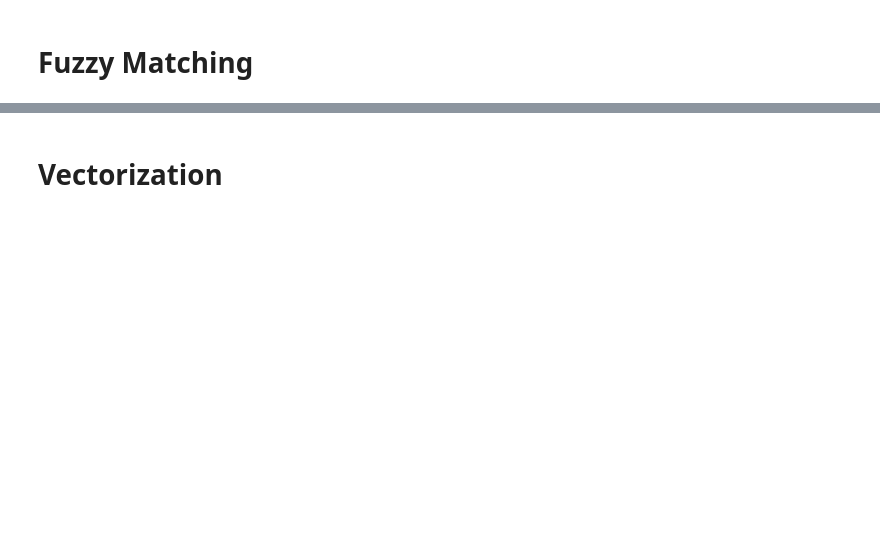
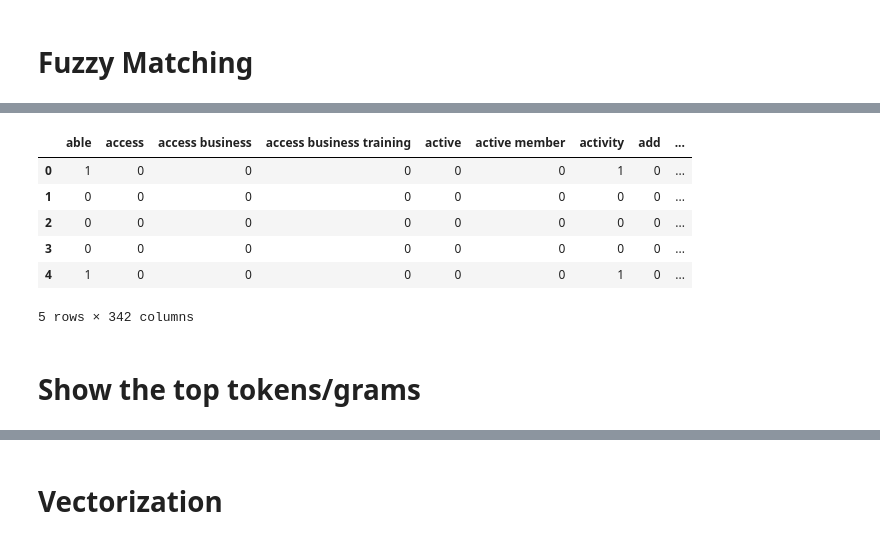
Before and after one commit to stepthom/sandbox, a Jupyter notebook: slides_preprocessing.ipynb, the cells around one changed output, grey strips where cells are left out. Cells and saved outputs as stored; diff of their text form; code cells hidden in the pictures; blank space fills up the shorter version.

```diff
--- a/slides_preprocessing.ipynb
+++ b/slides_preprocessing.ipynb
@@ -253,0 +353,13 @@ tokens = nltk.word_tokenize("My name is Steve, and I am a good chef.".lower())
+# %%
+df = pd.DataFrame(dtm_tf.toarray(), columns=tf_vectorizer.get_feature_names())
+df.head()
+# %% [output]
+|  | able | access | access business | access business training | active | active member | activity | add | ... |
+| 0 | 1 | 0 | 0 | 0 | 0 | 0 | 1 | 0 | ... |
+| 1 | 0 | 0 | 0 | 0 | 0 | 0 | 0 | 0 | ... |
+| 2 | 0 | 0 | 0 | 0 | 0 | 0 | 0 | 0 | ... |
+| 3 | 0 | 0 | 0 | 0 | 0 | 0 | 0 | 0 | ... |
+| 4 | 1 | 0 | 0 | 0 | 0 | 0 | 1 | 0 | ... |
+5 rows × 342 columns
+# %% [markdown]
+# Show the top tokens/grams
```
Also changed, not shown: parts of 38 cells of this notebook, 1 other file.
